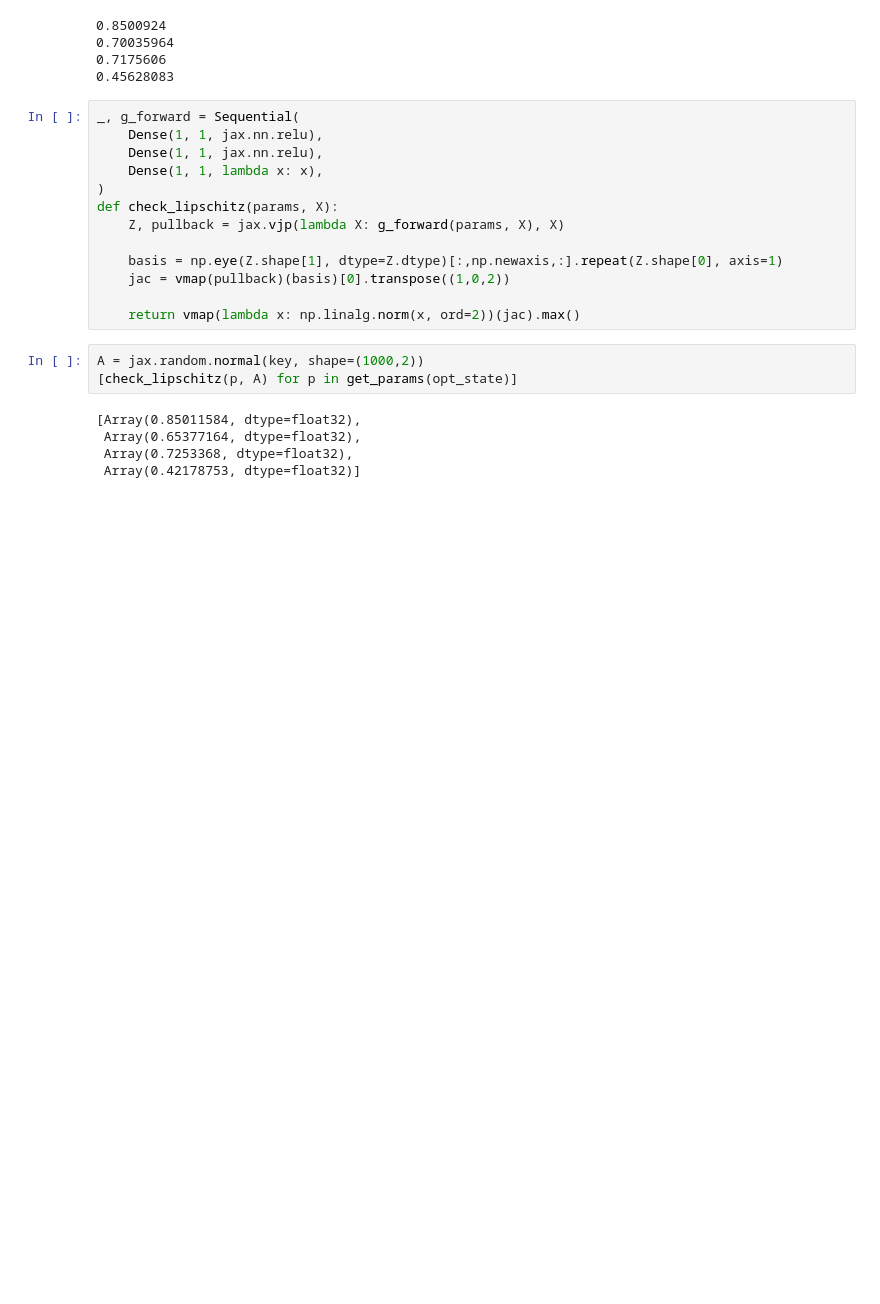
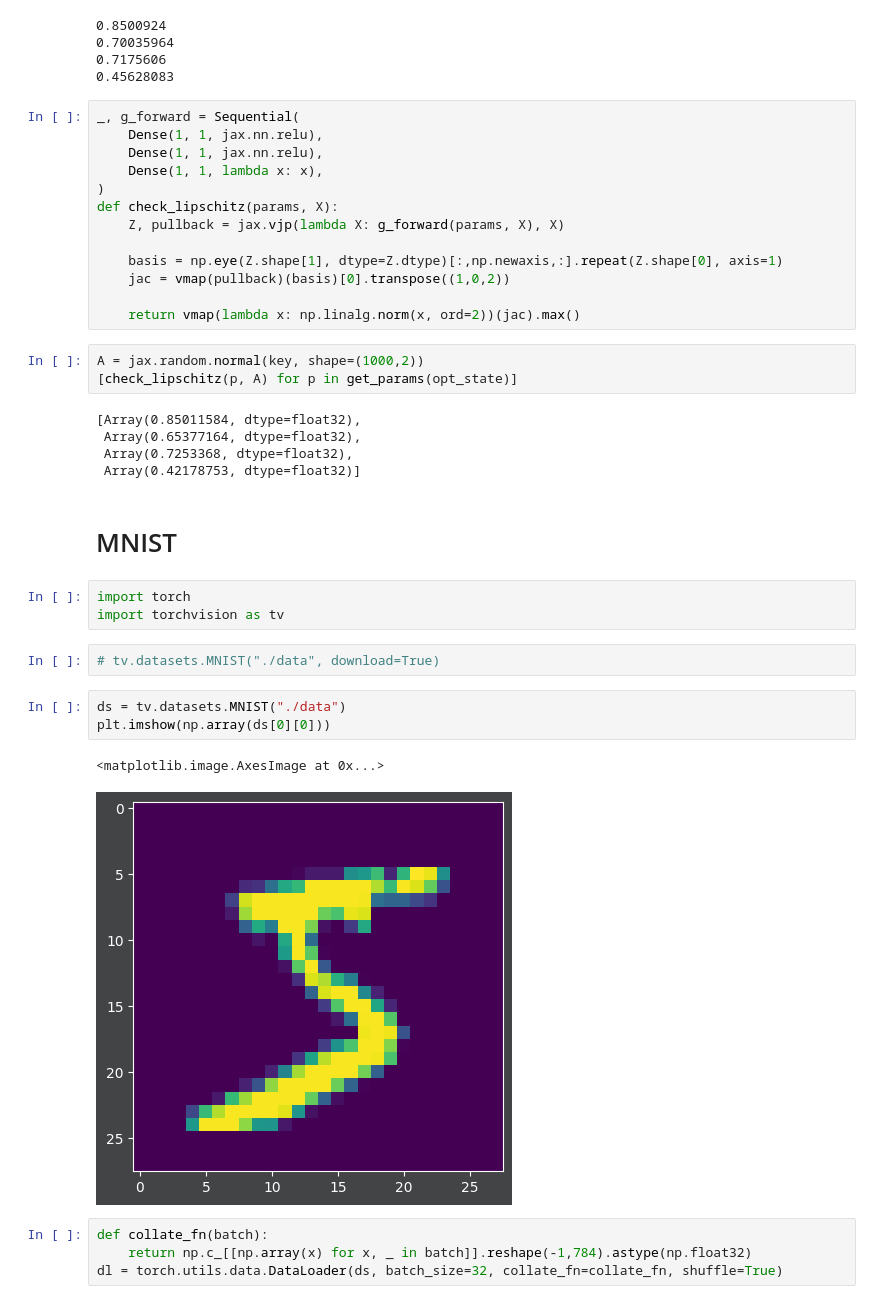
Before and after one commit to bogdankjastrzebski/BayesianDNNTrick, a Jupyter notebook: BetterInvertibleNeuralNetworks.ipynb, the cells around one changed output. Drawn from its saved outputs; the diff is of its cells as text; blank space fills up the shorter version.

Commit message:
mnist

```diff
--- a/BetterInvertibleNeuralNetworks.ipynb
+++ b/BetterInvertibleNeuralNetworks.ipynb
@@ -227,3 +227,20 @@ A = jax.random.normal(key, shape=(1000,2))
  Array(0.65377164, dtype=float32),
  Array(0.7253368, dtype=float32),
  Array(0.42178753, dtype=float32)]
+# %% [markdown]
+# MNIST
+# %%
+import torch
+import torchvision as tv
+# %%
+# tv.datasets.MNIST("./data", download=True)
+# %%
+ds = tv.datasets.MNIST("./data")
+plt.imshow(np.array(ds[0][0]))
+# %% [output]
+<matplotlib.image.AxesImage at 0x...>
+[figure, added]
+# %%
+def collate_fn(batch):
+    return np.c_[[np.array(x) for x, _ in batch]].reshape(-1,784).astype(np.float32)
+dl = torch.utils.data.DataLoader(ds, batch_size=32, collate_fn=collate_fn, shuffle=True)
```
Also changed, not shown: parts of 9 cells of this notebook, 1 other file.
